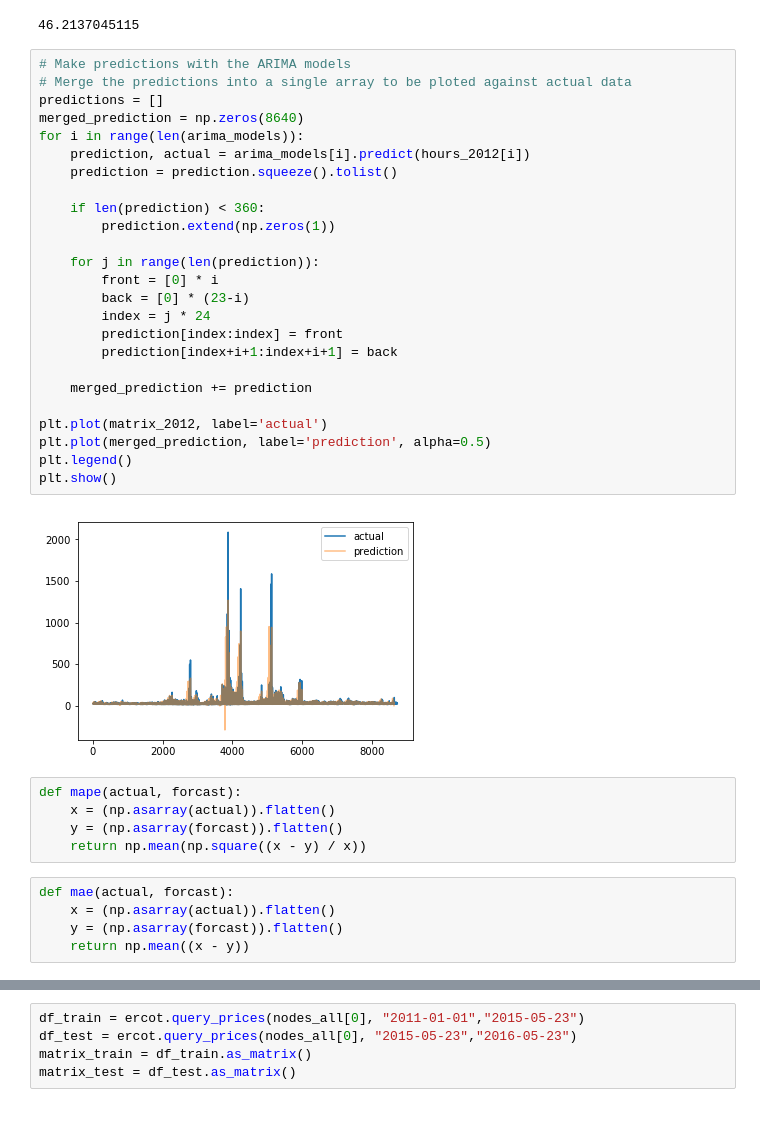
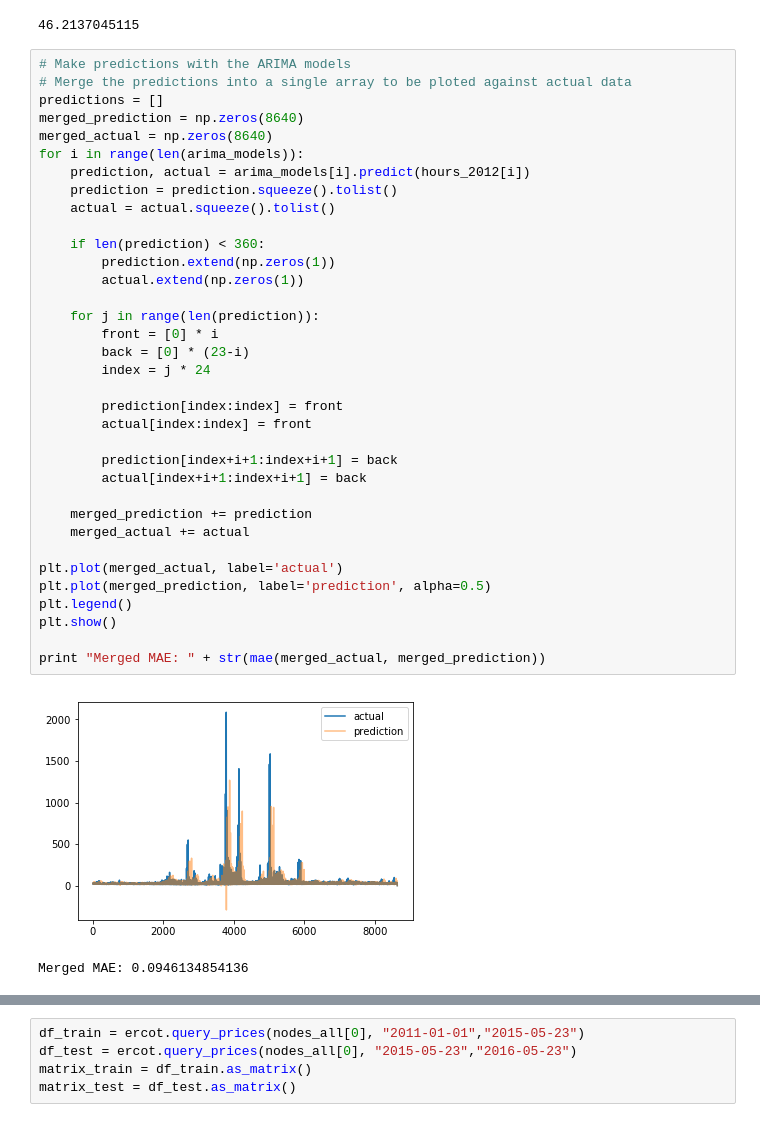
Before and after one commit to omalleyian/Energy-Market, a Jupyter notebook: python_scripts/scratchbook.ipynb, the cells around one changed output, grey strips where cells are left out. Cells and saved outputs as stored; diff of their text form.

Commit message:
Fix merged plotting and mae calculations

```diff
--- a/python_scripts/scratchbook.ipynb
+++ b/python_scripts/scratchbook.ipynb
@@ -217,40 +227,41 @@ print np.mean(matrix_2011)
 # %%
 # Make predictions with the ARIMA models
 # Merge the predictions into a single array to be ploted against actual data
 predictions = []
 merged_prediction = np.zeros(8640)
+merged_actual = np.zeros(8640)
 for i in range(len(arima_models)):
     prediction, actual = arima_models[i].predict(hours_2012[i])
     prediction = prediction.squeeze().tolist()
+    actual = actual.squeeze().tolist()
 
     if len(prediction) < 360:
         prediction.extend(np.zeros(1))
+        actual.extend(np.zeros(1))
 
     for j in range(len(prediction)):
         front = [0] * i
         back = [0] * (23-i)
         index = j * 24
+
         prediction[index:index] = front
+        actual[index:index] = front
+
         prediction[index+i+1:index+i+1] = back
+        actual[index+i+1:index+i+1] = back
 
     merged_prediction += prediction
+    merged_actual += actual
 
-plt.plot(matrix_2012, label='actual')
+plt.plot(merged_actual, label='actual')
 plt.plot(merged_prediction, label='prediction', alpha=0.5)
 plt.legend()
 plt.show()
+
+print "Merged MAE: " + str(mae(merged_actual, merged_prediction))
 # %% [output]
-[figure, old version]
+[figure, new version]
+Merged MAE: 0.0946134854136
-# %%
-def mape(actual, forcast):
-    x = (np.asarray(actual)).flatten()
-    y = (np.asarray(forcast)).flatten()
-    return np.mean(np.square((x - y) / x))
-# %%
-def mae(actual, forcast):
-    x = (np.asarray(actual)).flatten()
-    y = (np.asarray(forcast)).flatten()
-    return np.mean((x - y))
 # %%
 # Calculate mape for various models on the first 5 nodes
 for i in range(5):
```
Also changed, not shown: parts of 3 cells of this notebook.
